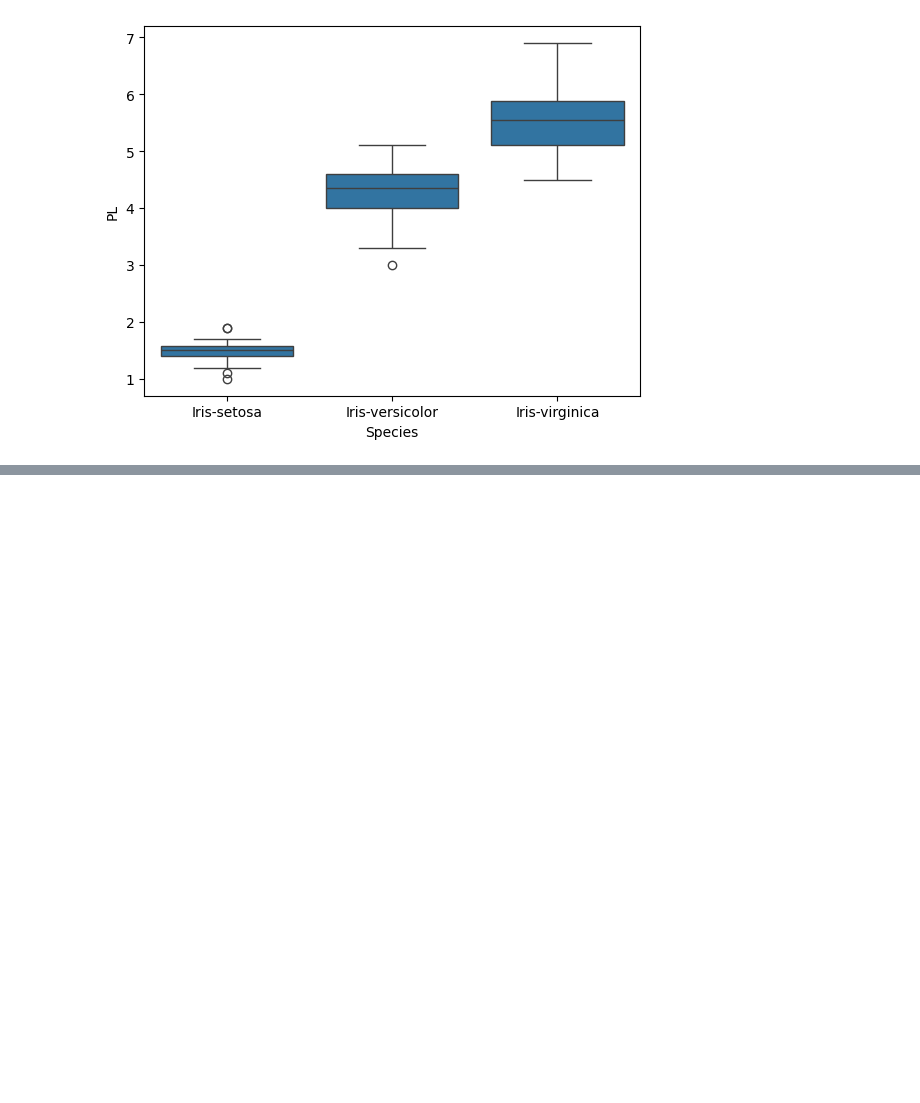
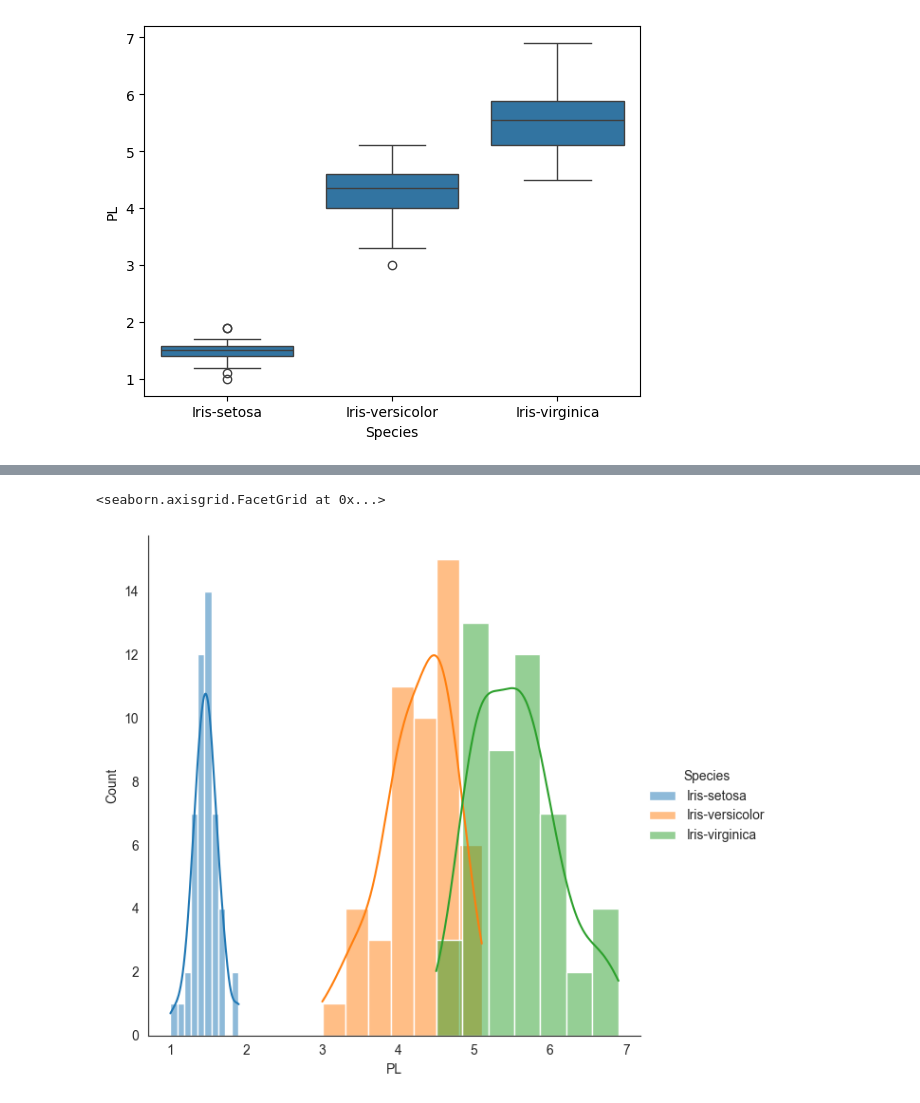
Before and after one commit to OjasTulswani/ml-learning-journal, a Jupyter notebook: basic_mathematics/Statistics/lect3_measure_of_dispersion.ipynb, the cells around one changed output, grey strips where cells are left out. Drawn from its saved outputs; the diff is of its cells as text; code cells hidden in the pictures; blank space fills up the shorter version.

```diff
--- a/basic_mathematics/Statistics/lect3_measure_of_dispersion.ipynb
+++ b/basic_mathematics/Statistics/lect3_measure_of_dispersion.ipynb
@@ -201,0 +217,8 @@ sns.boxplot(x='Species',y='PL',data=data)
+# %%
+g = sns.FacetGrid(data, hue='Species', height=6)
+
+g.map(sns.histplot, 'PL', kde=True)
+g.add_legend()
+# %% [output]
+<seaborn.axisgrid.FacetGrid at 0x...>
+[figure, added]
```
Also changed, not shown: parts of 3 cells of this notebook, 1 other file.
